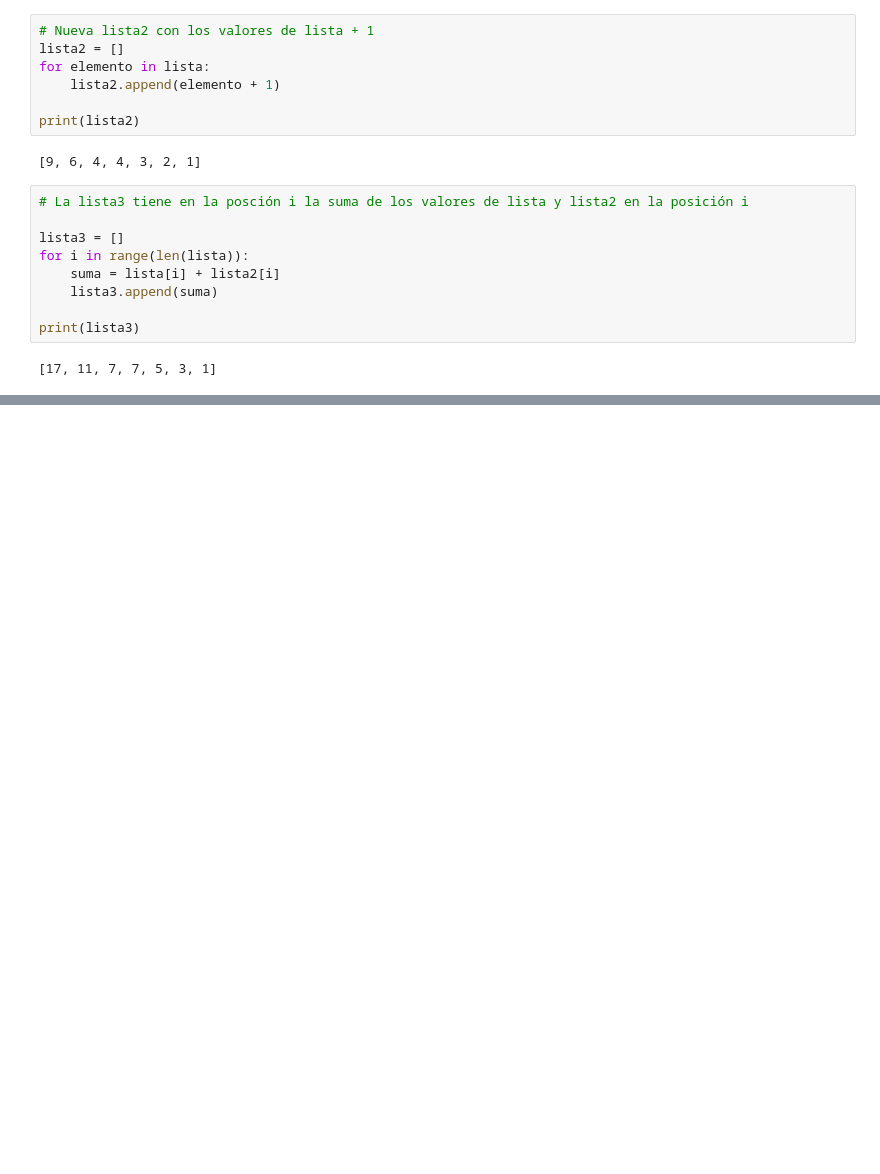
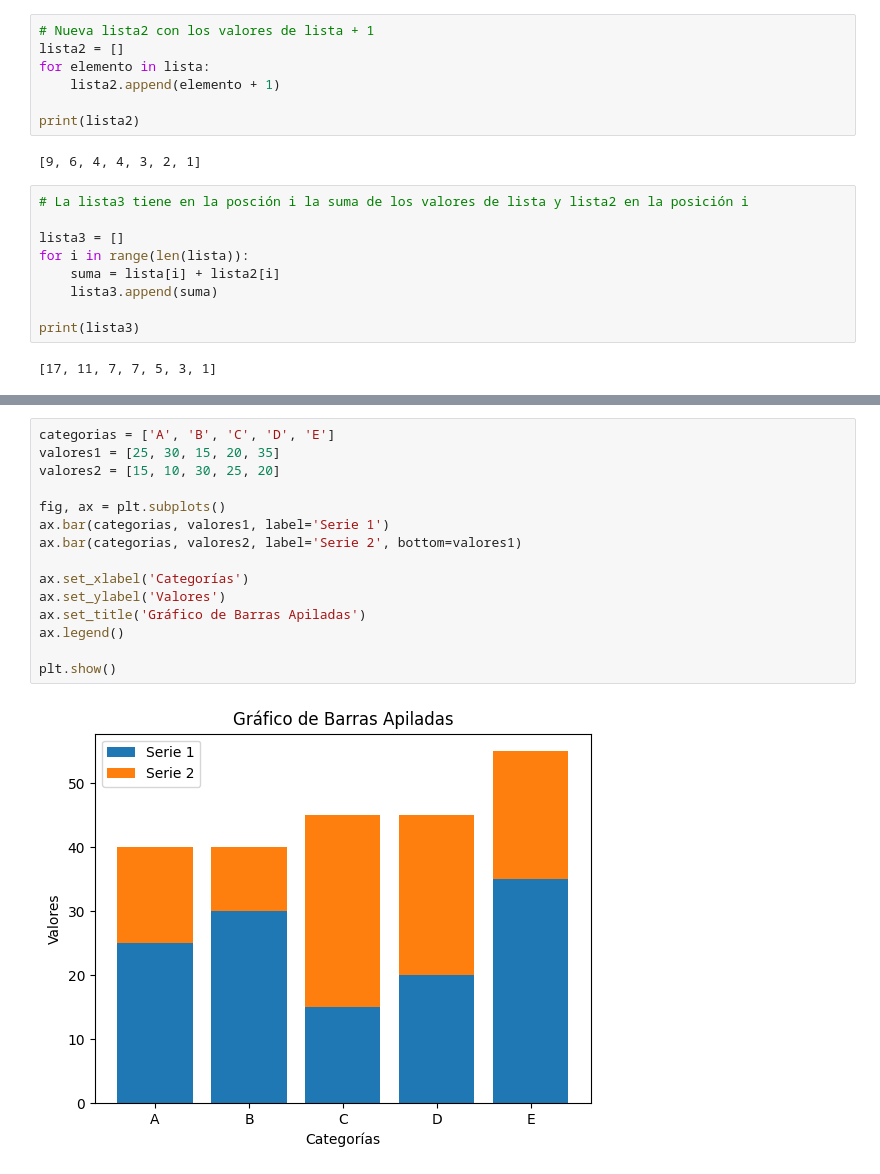
Before and after one commit to Slrosales/INT_A_LA_ING_DE_SISTEMAS, a Jupyter notebook: INTROUDUCCION_A_PYTHON.ipynb, the cells around one changed output, grey strips where cells are left out. Saved outputs shown, nothing was run; the diff lists cells and outputs as text; blank space fills up the shorter version.

```diff
--- a/INTROUDUCCION_A_PYTHON.ipynb
+++ b/INTROUDUCCION_A_PYTHON.ipynb
@@ -368,0 +630,17 @@ print(lista3)
+# %%
+categorias = ['A', 'B', 'C', 'D', 'E']
+valores1 = [25, 30, 15, 20, 35]
+valores2 = [15, 10, 30, 25, 20]
+
+fig, ax = plt.subplots()
+ax.bar(categorias, valores1, label='Serie 1')
+ax.bar(categorias, valores2, label='Serie 2', bottom=valores1)
+
+ax.set_xlabel('Categorías')
+ax.set_ylabel('Valores')
+ax.set_title('Gráfico de Barras Apiladas')
+ax.legend()
+
+plt.show()
+# %% [output]
+[figure, added]
```
Also changed, not shown: parts of 77 cells of this notebook.
